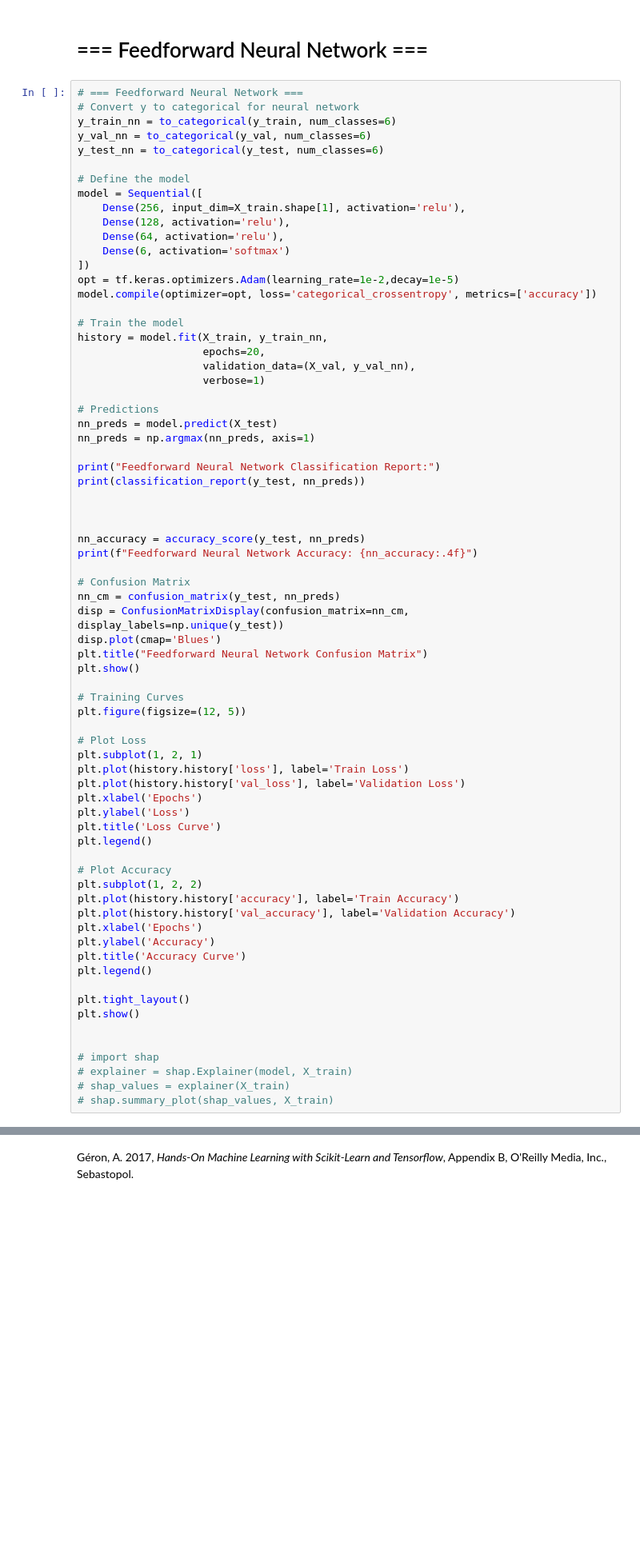
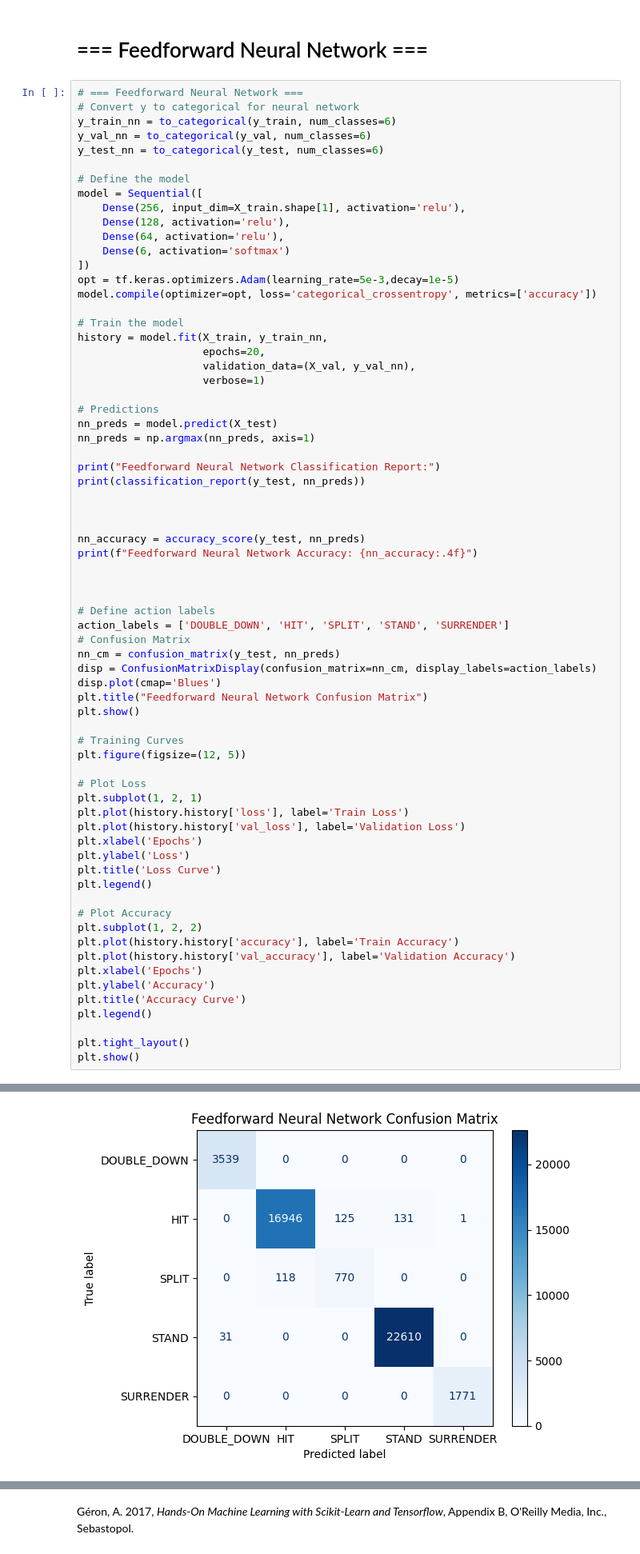
Before and after one commit to FuLLeNN/MLA1-A7, a Jupyter notebook: 7. Final Group Project.ipynb, the cells around one changed output, grey strips where cells are left out. Shown at 80% size. Cells and saved outputs as stored; diff of their text form; blank space fills up the shorter version.

```diff
--- a/7. Final Group Project.ipynb
+++ b/7. Final Group Project.ipynb
@@ -656,7 +656,7 @@ model = Sequential([
     Dense(64, activation='relu'),
     Dense(6, activation='softmax')
 ])
-opt = tf.keras.optimizers.Adam(learning_rate=1e-2,decay=1e-5)
+opt = tf.keras.optimizers.Adam(learning_rate=5e-3,decay=1e-5)
 model.compile(optimizer=opt, loss='categorical_crossentropy', metrics=['accuracy'])
 
 # Train the model
@@ -677,9 +677,13 @@ print(classification_report(y_test, nn_preds))
 nn_accuracy = accuracy_score(y_test, nn_preds)
 print(f"Feedforward Neural Network Accuracy: {nn_accuracy:.4f}")
 
+
+
+# Define action labels
+action_labels = ['DOUBLE_DOWN', 'HIT', 'SPLIT', 'STAND', 'SURRENDER']
 # Confusion Matrix
 nn_cm = confusion_matrix(y_test, nn_preds)
-disp = ConfusionMatrixDisplay(confusion_matrix=nn_cm, display_labels=np.unique(y_test))
+disp = ConfusionMatrixDisplay(confusion_matrix=nn_cm, display_labels=action_labels)
 disp.plot(cmap='Blues')
 plt.title("Feedforward Neural Network Confusion Matrix")
 plt.show()
@@ -707,11 +711,5 @@ plt.legend()
 
 plt.tight_layout()
 plt.show()
-
-
-# import shap
-# explainer = shap.Explainer(model, X_train)
-# shap_values = explainer(X_train)
-# shap.summary_plot(shap_values, X_train)
 # %% [output]
 Epoch 1/20
@@ -722,0 +733 @@ Epoch 3/20
+[figure, added]
```
Also changed, not shown: parts of 4 cells of this notebook.
